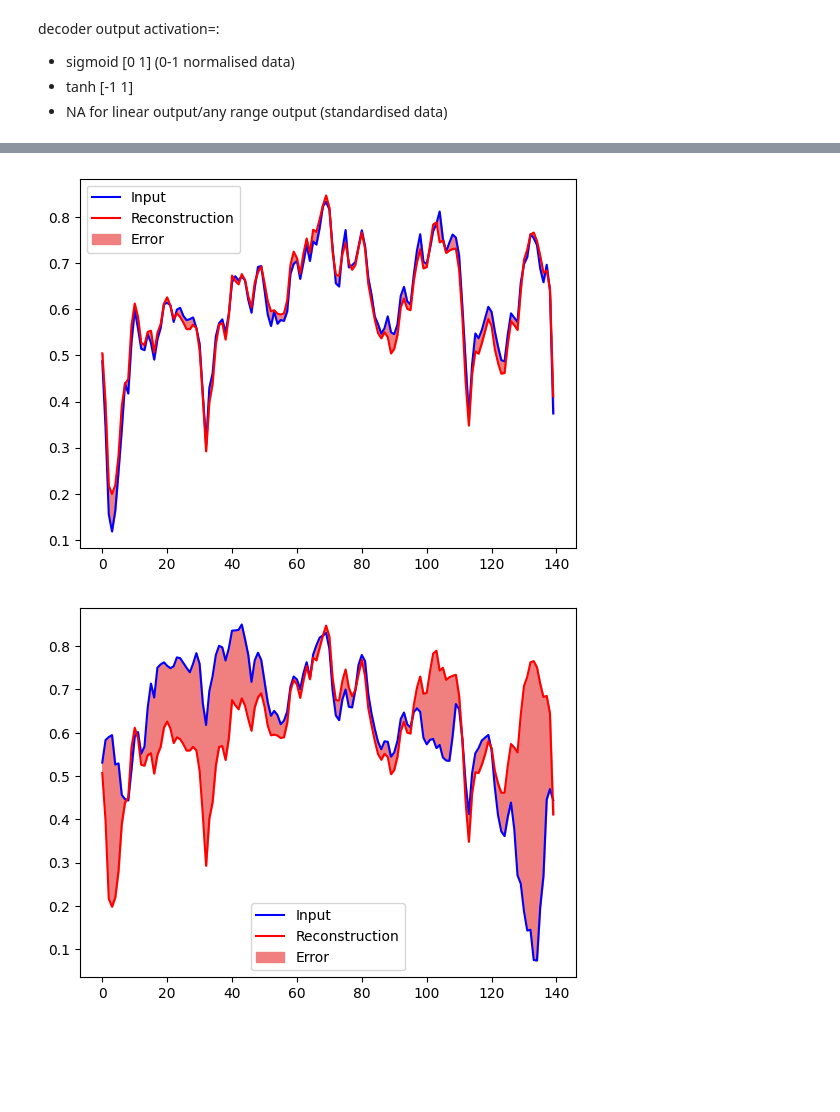
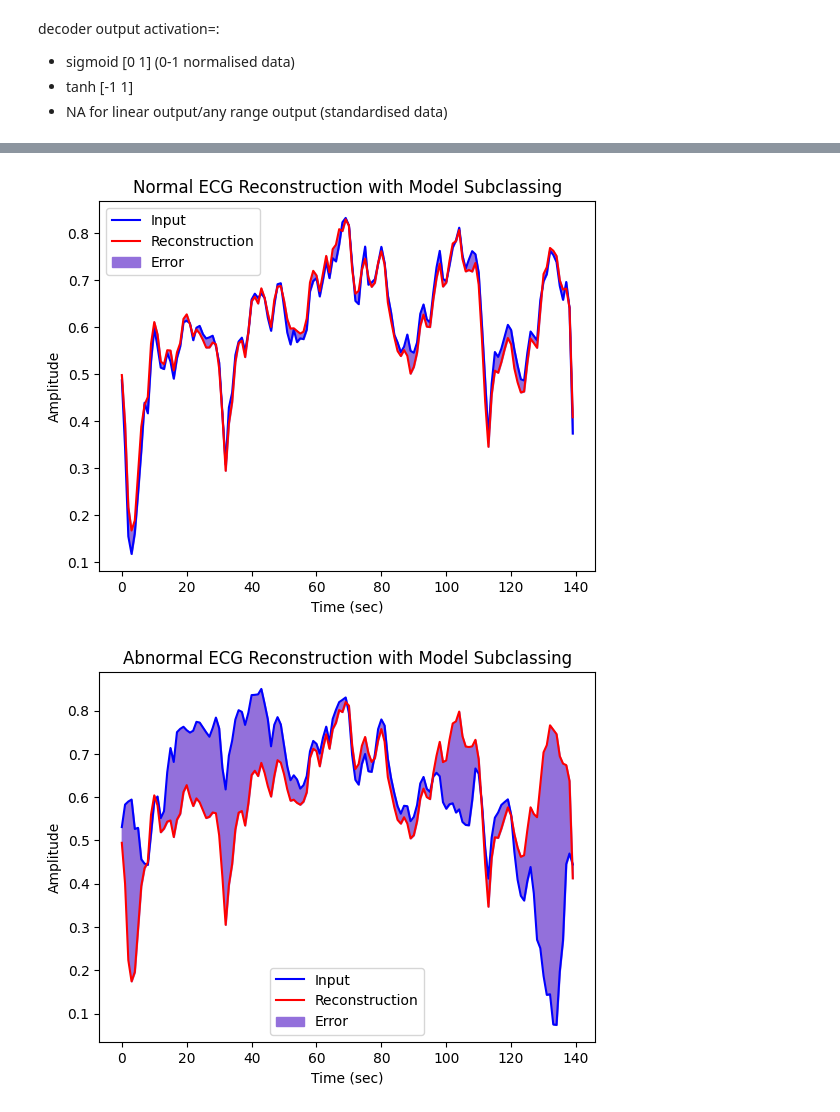
Before and after one commit to txx99/Misc-Projects, a Jupyter notebook: ECG_anomaly_data/Script/main.ipynb, the cells around one changed output, grey strips where cells are left out. Drawn from its saved outputs; the diff is of its cells as text; code cells hidden in the pictures; blank space fills up the shorter version.

Commit message:
visualise + compare reconstructed plots

```diff
--- a/ECG_anomaly_data/Script/main.ipynb
+++ b/ECG_anomaly_data/Script/main.ipynb
@@ -161,0 +175,19 @@ Epoch 30/30
+# %%
+
+# reconstruction via predict
+reconstructed = autoencoder_API.predict(norm_test_API)
+
+def plot(raw_data, n, reconstruction):
+    # original data in blue line
+    plt.plot(raw_data[n].flatten(), 'b') # flatten to vector if not already
+    # decoded image in red line
+    plt.plot(reconstruction[n], 'r')
+    # reconstruction error as bw-line fill
+    plt.fill_between(np.arange(140), raw_data[n].flatten(), reconstruction[n], color='mediumpurple')
+    plt.legend(labels=['Input', 'Reconstruction', 'Error'])
+    plt.ylabel('Amplitude')
+    plt.xlabel('Time (sec)')
+
+plot(norm_test_API, 0, reconstructed)
+plt.title("Normal ECG")
+plt.show()
@@ -222,22 +263,26 @@ Epoch 20/20
 <keras.src.callbacks.history.History at 0x...>
 # %%
 # define fucntion to plot original ECG & reconstructed ECG w error
-def plot(data, n):
+def plot(data, n, fig_title):
     encoded_img = autoencoder.encoder(data)
     decoded_img = autoencoder.decoder(encoded_img)
     # original data in blue line
     plt.plot(data[n], 'b')
     # decoded image in red line
     plt.plot(decoded_img[n], 'r')
     # recondstruction error as bw-line fill
-    plt.fill_between(np.arange(140), data[n], decoded_img[n], color='lightcoral')
+    plt.fill_between(np.arange(140), data[n], decoded_img[n], color='mediumpurple')
     plt.legend(labels=['Input', 'Reconstruction', 'Error'])
-    plt.show
+    plt.xlabel('Time (sec)')
+    plt.ylabel('Amplitude')
+    plt.title(fig_title)
+    plt.show()
 
-plot(norm_test, 0)
+
+plot(norm_test, 0, 'Normal ECG Reconstruction with Model Subclassing')
 # %% [output]
-[figure, old version]
+[figure, new version]
 # %%
-plot(abn_test, 0)
+plot(abn_test, 0, 'Abnormal ECG Reconstruction with Model Subclassing')
 # %% [output]
-[figure, old version]
+[figure, new version]
```
Also changed, not shown: parts of 9 cells of this notebook, 1 other file.
